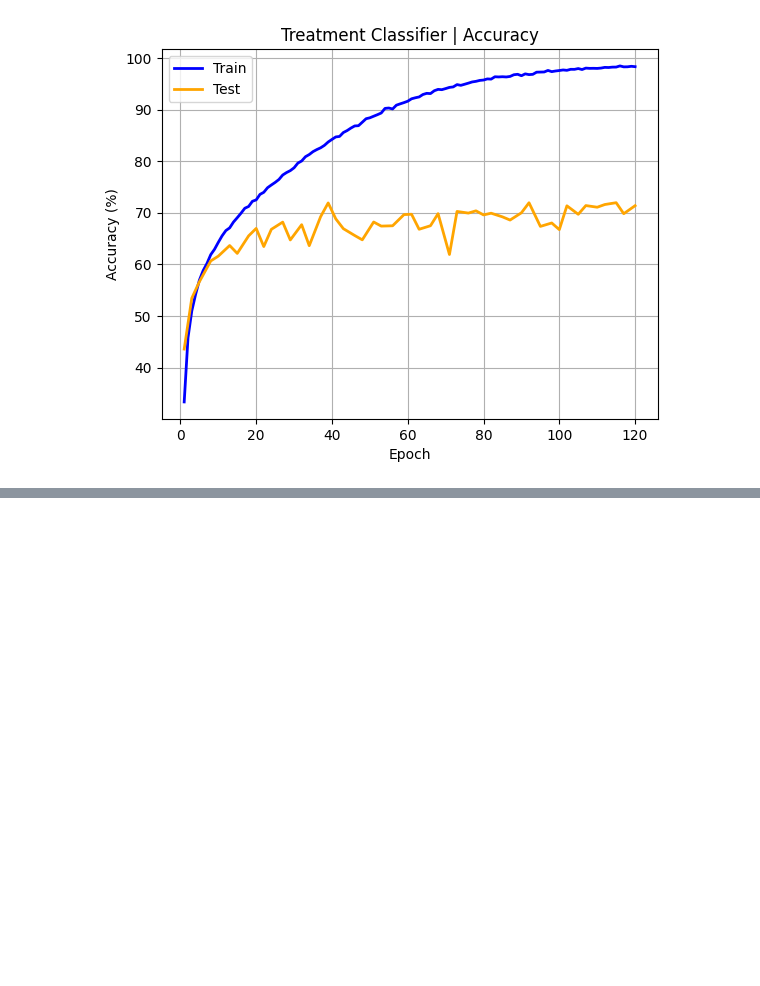
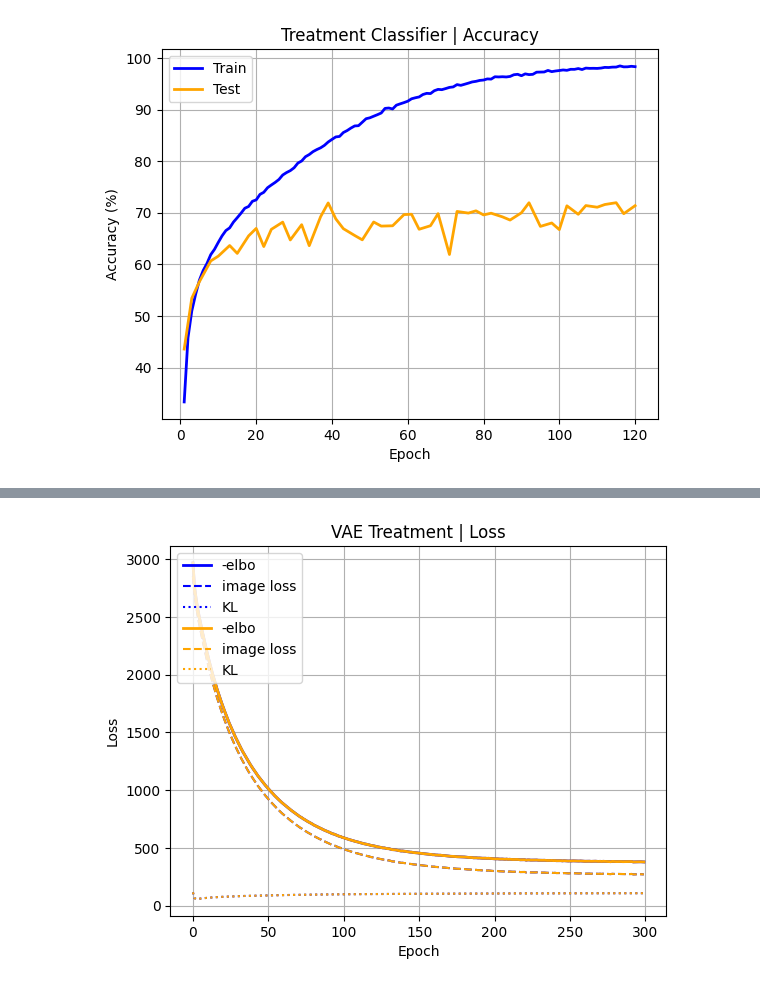
Before and after one commit to RasmusML/DiffCell, a Jupyter notebook: playground.ipynb, the cells around one changed output, grey strips where cells are left out. Cells and saved outputs as stored; diff of their text form; code cells hidden in the pictures; blank space fills up the shorter version.

```diff
--- a/playground.ipynb
+++ b/playground.ipynb
@@ -281,0 +313,6 @@ plot_treatment_classifier_accuracy(classifier_training_data)
+# %%
+vae_training_data = load_dict("./results/VAE_predictor/training/train_results.pkl")
+# %%
+plot_VAE_classifier_loss(vae_training_data)
+# %% [output]
+[figure, added]
```
Also changed, not shown: parts of 24 cells of this notebook, 2 other files.
